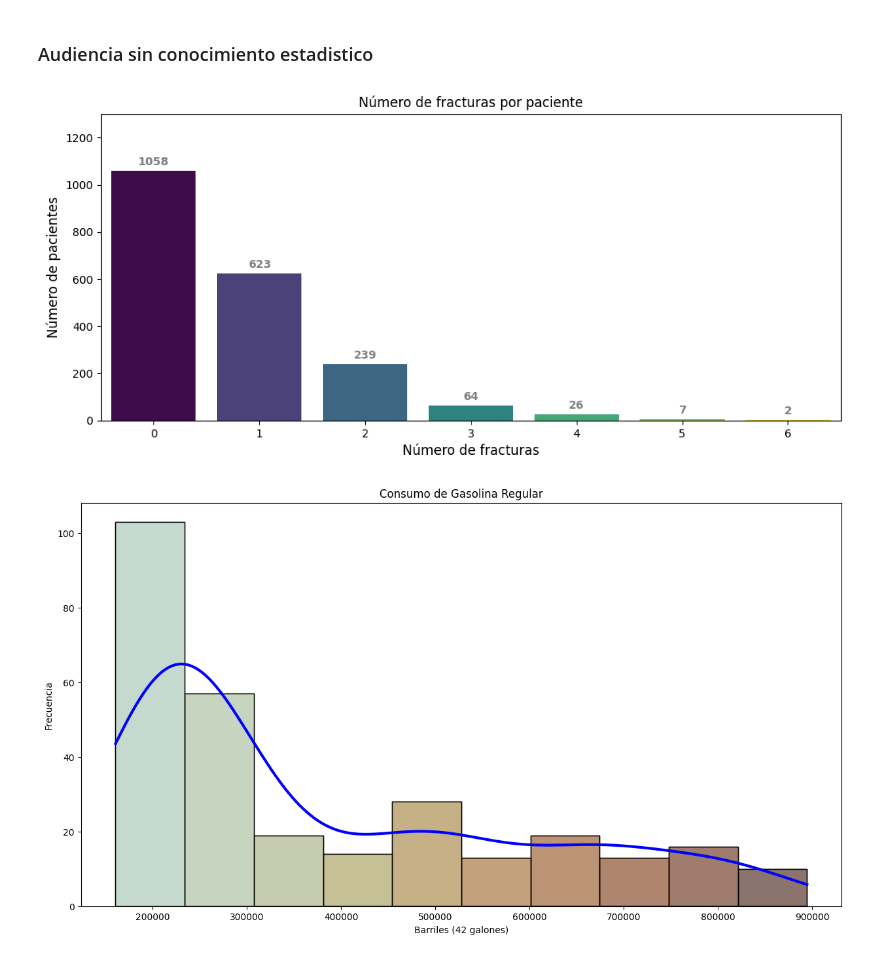
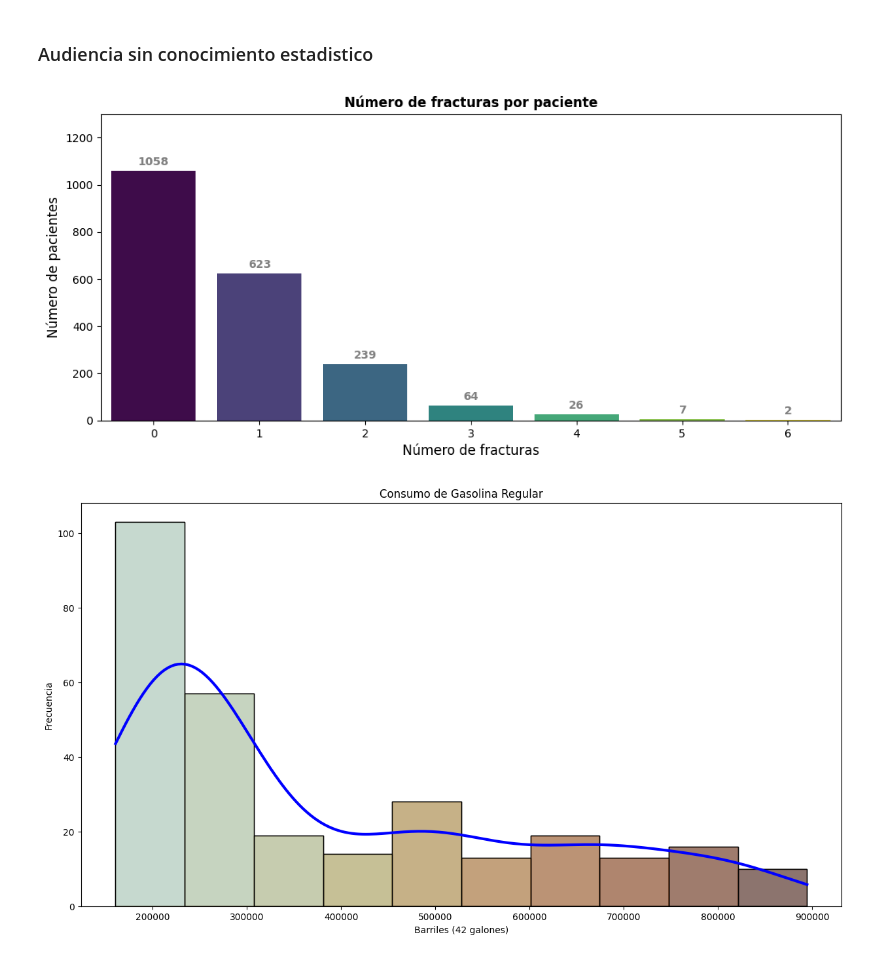
Before and after one commit to LeivaDiego/Tarea3-DataScience, a Jupyter notebook: visualizaciones.ipynb, the cells around one changed output. Cells and saved outputs as stored; diff of their text form; code cells hidden in the pictures.

```diff
--- a/visualizaciones.ipynb
+++ b/visualizaciones.ipynb
@@ -71,20 +79,25 @@ plt.show()
 # %% [markdown]
 ### Audiencia sin conocimiento estadistico
 # %%
+# Gráfico de barras de la cantidad de fracturas por paciente
 plt.figure(figsize=(12,5))
+
+# Se suman las fracturas por paciente y se generan barras de colores
 ax = sns.countplot(x = fracturas_df[['C1','C2','C3','C4','C5','C6','C7']].sum(axis=1),
                    hue=fracturas_df[['C1','C2','C3','C4','C5','C6','C7']].sum(axis=1),
                    palette='viridis',
                    legend=False)
 
+# Se añaden las etiquetas con el número de fracturas
 for container in ax.containers:
     ax.bar_label(container, label_type='edge', fontsize=10, fontweight='bold', padding=3, color='gray')
 
-plt.title('Número de fracturas por paciente')
+# Se añaden los títulos y etiquetas con un tamaño de letra de 12
+plt.title('Número de fracturas por paciente', fontsize=12, fontweight='bold')
 plt.xlabel('Número de fracturas', fontsize=12)
 plt.ylabel('Número de pacientes', fontsize=12)
 plt.ylim([0,1300])
 plt.show()
 # %% [output]
-[figure, old version]
+[figure, new version]
 # %%
```
Also changed, not shown: parts of 12 cells of this notebook.
